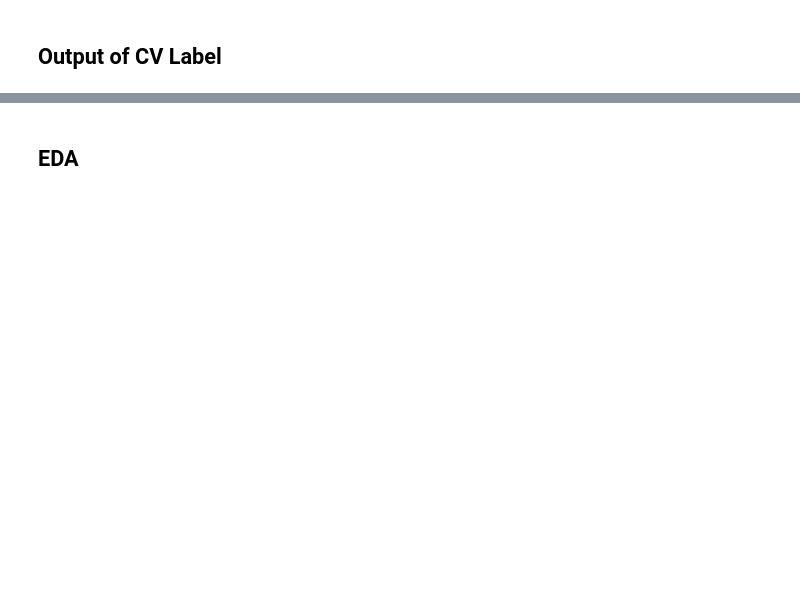
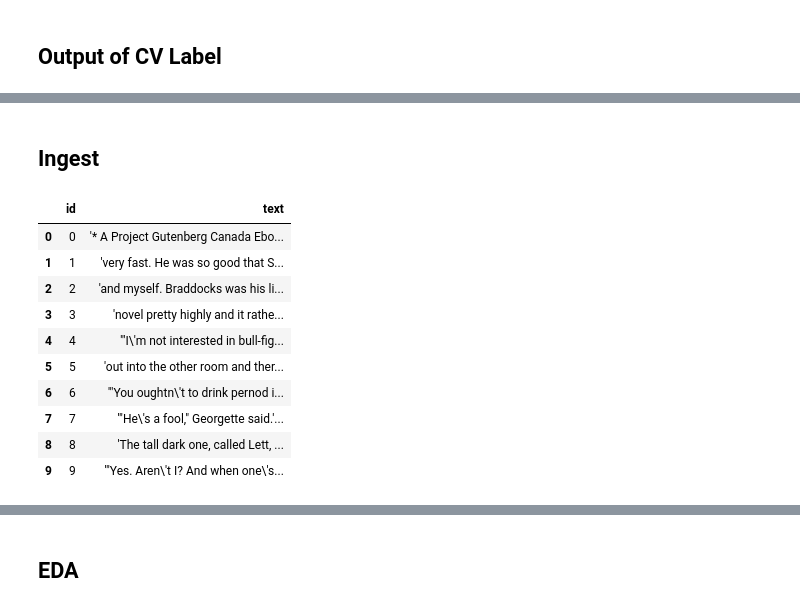
Before and after one commit to zzhu76/Hemingway-Text-Visualization, a Jupyter notebook: Assignment2.ipynb, the cells around one changed output, grey strips where cells are left out. Cells and saved outputs as stored; diff of their text form; code cells hidden in the pictures; blank space fills up the shorter version.

```diff
--- a/Assignment2.ipynb
+++ b/Assignment2.ipynb
@@ -10,3 +8,5 @@
 ## Output of CV Label
 # %% [markdown]
 ![image.png](embedded-picture-1)
+# %% [markdown]
+## Ingest
@@ -12,0 +33,13 @@
+# %%
+url_1 = "http://gutenberg.ca/ebooks/hemingwaye-sunalsorises/hemingwaye-sunalsorises-00-t.txt"
+file_1 = urllib.request.urlopen(url_1)
+
+url_2 = "http://gutenberg.ca/ebooks/hemingwaye-menwithoutwomen/hemingwaye-menwithoutwomen-00-t.txt"
+file_2 = urllib.request.urlopen(url_2)
+
+url_3 = "http://gutenberg.ca/ebooks/hemingwaye-acrosstheriver/hemingwaye-acrosstheriver-00-t.txt"
+file_3 = urllib.request.urlopen(url_3)
+
+url_4 = "http://gutenberg.ca/ebooks/hemingwaye-oldmanandthesea/hemingwaye-oldmanandthesea-00-t.txt"
+file_4 = urllib.request.urlopen(url_4)
+files = [file_1, file_2, file_3, file_4]
@@ -12,0 +67,14 @@
+# %%
+df.head(10)
+# %% [output]
+|  | id | text |
+| 0 | 0 | '* A Project Gutenberg Canada Ebo... |
+| 1 | 1 | 'very fast. He was so good that S... |
+| 2 | 2 | 'and myself. Braddocks was his li... |
+| 3 | 3 | 'novel pretty highly and it rathe... |
+| 4 | 4 | '"I\'m not interested in bull-fig... |
+| 5 | 5 | 'out into the other room and ther... |
+| 6 | 6 | '"You oughtn\'t to drink pernod i... |
+| 7 | 7 | '"He\'s a fool," Georgette said.'... |
+| 8 | 8 | 'The tall dark one, called Lett, ... |
+| 9 | 9 | '"Yes. Aren\'t I? And when one\'s... |
```
Also changed, not shown: parts of 6 cells of this notebook.
